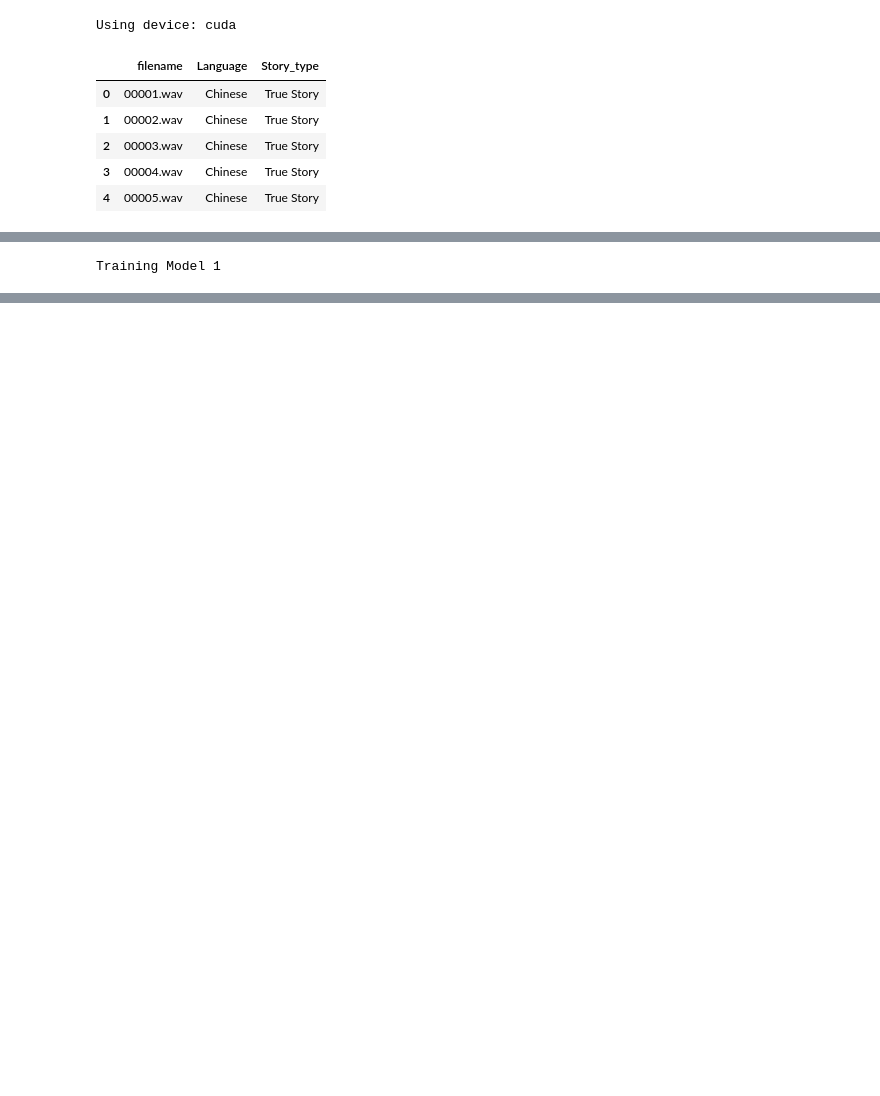
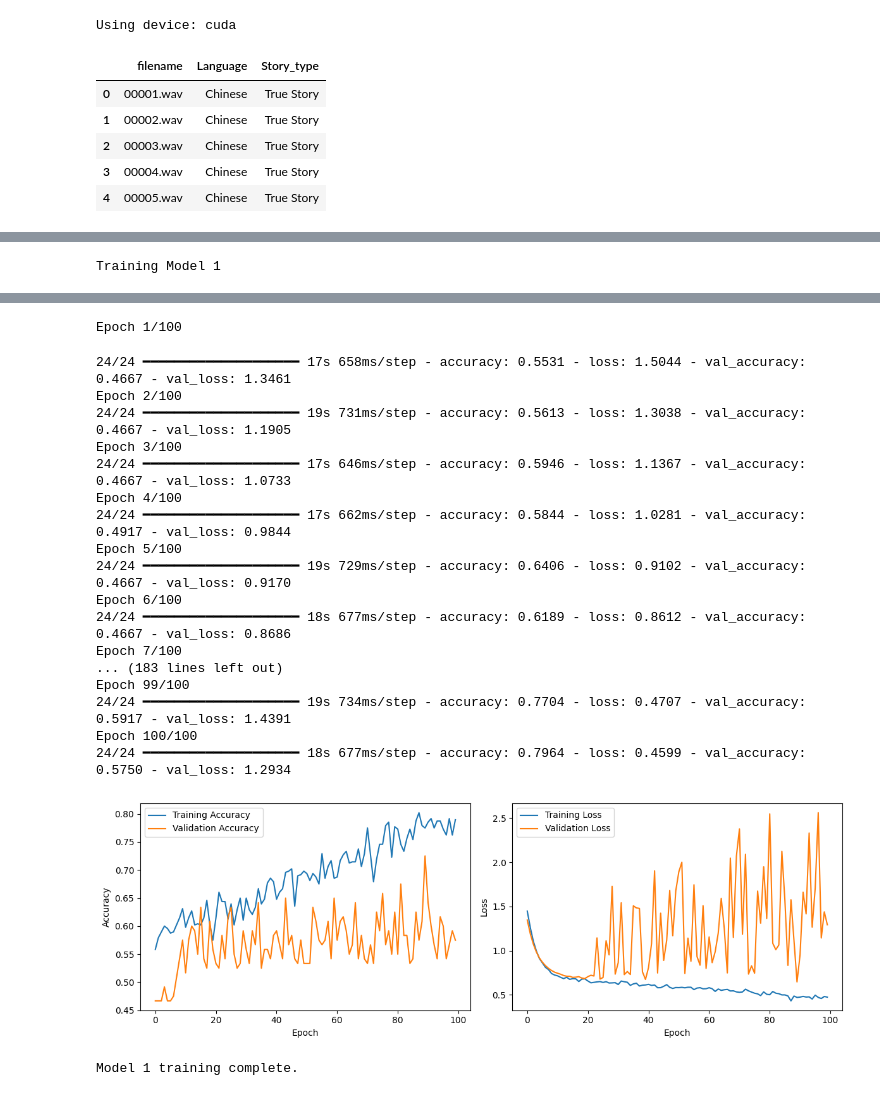
Before and after one commit to CharlesZZY/Truora, a Jupyter notebook: src/test.ipynb, the cells around one changed output, grey strips where cells are left out. Drawn from its saved outputs; the diff is of its cells as text; code cells hidden in the pictures; blank space fills up the shorter version.

```diff
--- a/src/test.ipynb
+++ b/src/test.ipynb
@@ -201,47 +260,32 @@ def show_history(history):
     plt.tight_layout()
     plt.show()
 # %%
-def train_multiple_cnn_lstm_models(X_train, y_train, X_test, y_test, n_models=3):
-    models_list = []
+def train_multiple_cnn_lstm_models(X_train, y_train, X_test, y_test, n_models=3, continue_training=False):
+    models_list = [models.load_model(os.path.join(CONFIG['model_path'], f'best_model_{i + 1}.keras')) for i in range(n_models)] if continue_training else []
     for i in range(n_models):
+        X_train, X_test, y_train, y_test = train_test_split(features, labels_encoded, test_size=0.2, random_state=42 + i)
+        X_train = X_train[..., np.newaxis]  # 添加一个维度（1通道）
+        X_test = X_test[..., np.newaxis]
+
         print(f"Training Model {i + 1}")
+        model = build_model((X_train.shape[1], X_train.shape[2], X_train.shape[3])) if not continue_training else models_list[i]
 
-        # 构建模型
-        model = build_cnn_lstm_model((X_train.shape[1], X_train.shape[2], X_train.shape[3]))
-
-        # # 设置回调函数
-        # early_stopping = callbacks.EarlyStopping(
-        #     monitor='val_loss', patience=10, restore_best_weights=True
-        # )
-        # reduce_lr = callbacks.ReduceLROnPlateau(
-        #     monitor='val_loss', factor=0.5, patience=5, min_lr=1e-6, verbose=1
-        # )
+        # 设置callbacks来监控每个模型的训练过程
+        early_stopping = callbacks.EarlyStopping(monitor='loss', patience=100)
         model_checkpoint = callbacks.ModelCheckpoint(
             filepath=os.path.join(CONFIG['model_path'], f'best_model_{i + 1}.keras'),
-            monitor='val_accuracy', save_best_only=True, verbose=1
+            monitor='val_accuracy',
+            save_best_only=True
         )
-        callbacks_list = [model_checkpoint]
+        callbacks_list = [early_stopping, model_checkpoint]
 
-        # 训练模型
-        history = model.fit(
-            X_train, y_train,
-            validation_data=(X_test, y_test),
-            epochs=10,
-            batch_size=1,
-            callbacks=callbacks_list,
-            verbose=1
-        )
-
-        # 可视化训练过程
+        history = model.fit(X_train, y_train, epochs=CONFIG["epoch"], batch_size=CONFIG["batch_size"], validation_data=(X_test, y_test), callbacks=callbacks_list)
         show_history(history)
-
-        # 添加模型到列表
         models_list.append(model)
-
     return models_list
 # %%
 # 训练多个CNN-LSTM模型
-models_list = train_multiple_cnn_lstm_models(X_train, y_train, X_test, y_test, n_models=1)
+models_list = train_multiple_cnn_lstm_models(X_train, y_train, X_test, y_test, n_models=1, continue_training=False)
 
 # 输出：显示每个模型的训练过程
 for i, model in enumerate(models_list):
@@ -251,3 +303,23 @@ Training Model 1
+Epoch 1/100
+24/24 ━━━━━━━━━━━━━━━━━━━━ 17s 658ms/step - accuracy: 0.5531 - loss: 1.5044 - val_accuracy: 0.4667 - val_loss: 1.3461
+Epoch 2/100
+24/24 ━━━━━━━━━━━━━━━━━━━━ 19s 731ms/step - accuracy: 0.5613 - loss: 1.3038 - val_accuracy: 0.4667 - val_loss: 1.1905
+Epoch 3/100
+24/24 ━━━━━━━━━━━━━━━━━━━━ 17s 646ms/step - accuracy: 0.5946 - loss: 1.1367 - val_accuracy: 0.4667 - val_loss: 1.0733
+Epoch 4/100
+24/24 ━━━━━━━━━━━━━━━━━━━━ 17s 662ms/step - accuracy: 0.5844 - loss: 1.0281 - val_accuracy: 0.4917 - val_loss: 0.9844
+Epoch 5/100
+24/24 ━━━━━━━━━━━━━━━━━━━━ 19s 729ms/step - accuracy: 0.6406 - loss: 0.9102 - val_accuracy: 0.4667 - val_loss: 0.9170
+Epoch 6/100
+24/24 ━━━━━━━━━━━━━━━━━━━━ 18s 677ms/step - accuracy: 0.6189 - loss: 0.8612 - val_accuracy: 0.4667 - val_loss: 0.8686
+Epoch 7/100
+... (183 lines left out)
+Epoch 99/100
+24/24 ━━━━━━━━━━━━━━━━━━━━ 19s 734ms/step - accuracy: 0.7704 - loss: 0.4707 - val_accuracy: 0.5917 - val_loss: 1.4391
+Epoch 100/100
+24/24 ━━━━━━━━━━━━━━━━━━━━ 18s 677ms/step - accuracy: 0.7964 - loss: 0.4599 - val_accuracy: 0.5750 - val_loss: 1.2934
+[figure, added]
+Model 1 training complete.
 # %%
 # 训练一个随机森林模型
 rf_model = RandomForestClassifier(n_estimators=100, random_state=42)
```
Also changed, not shown: parts of 14 cells of this notebook, 3 other files.
